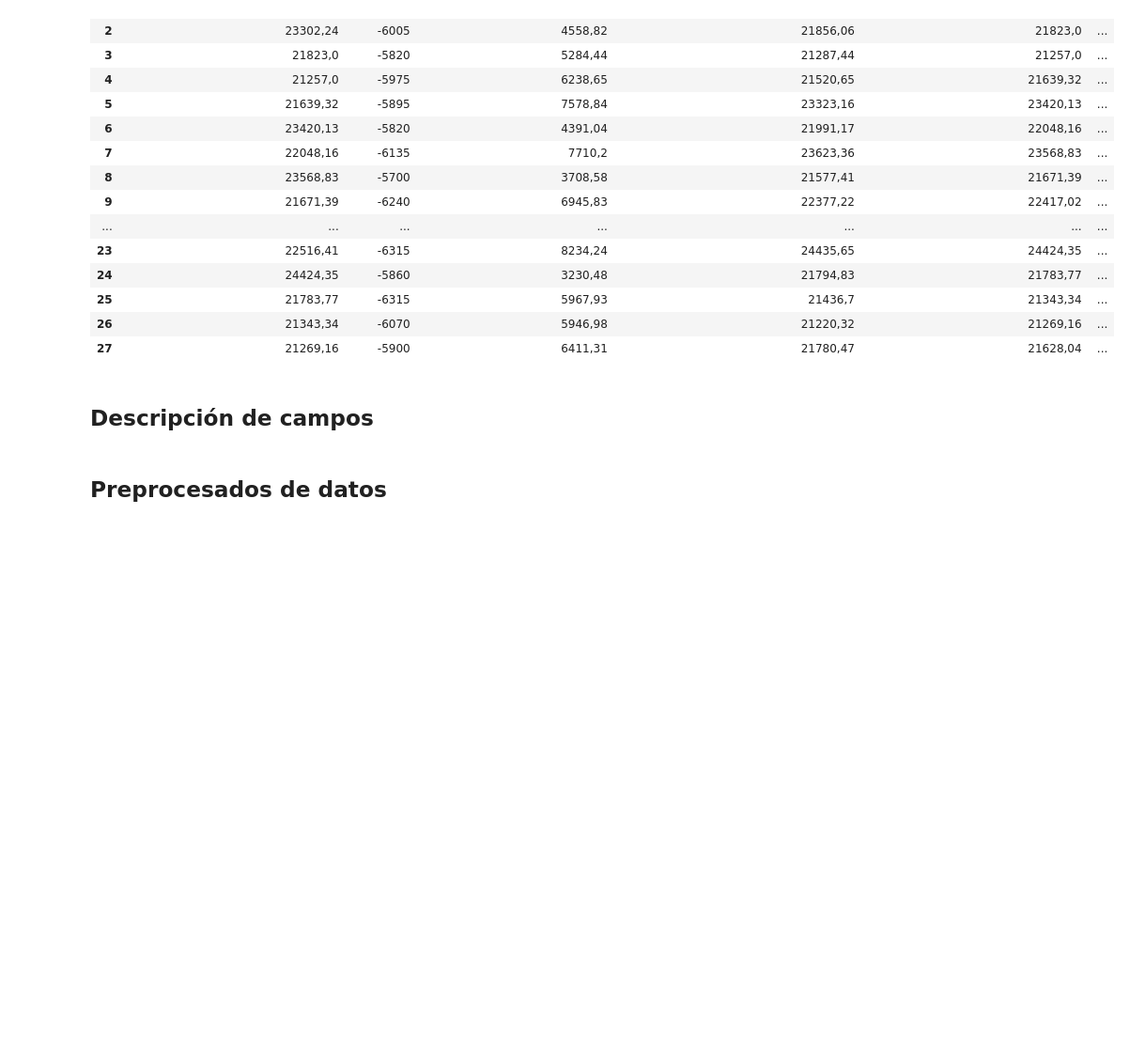
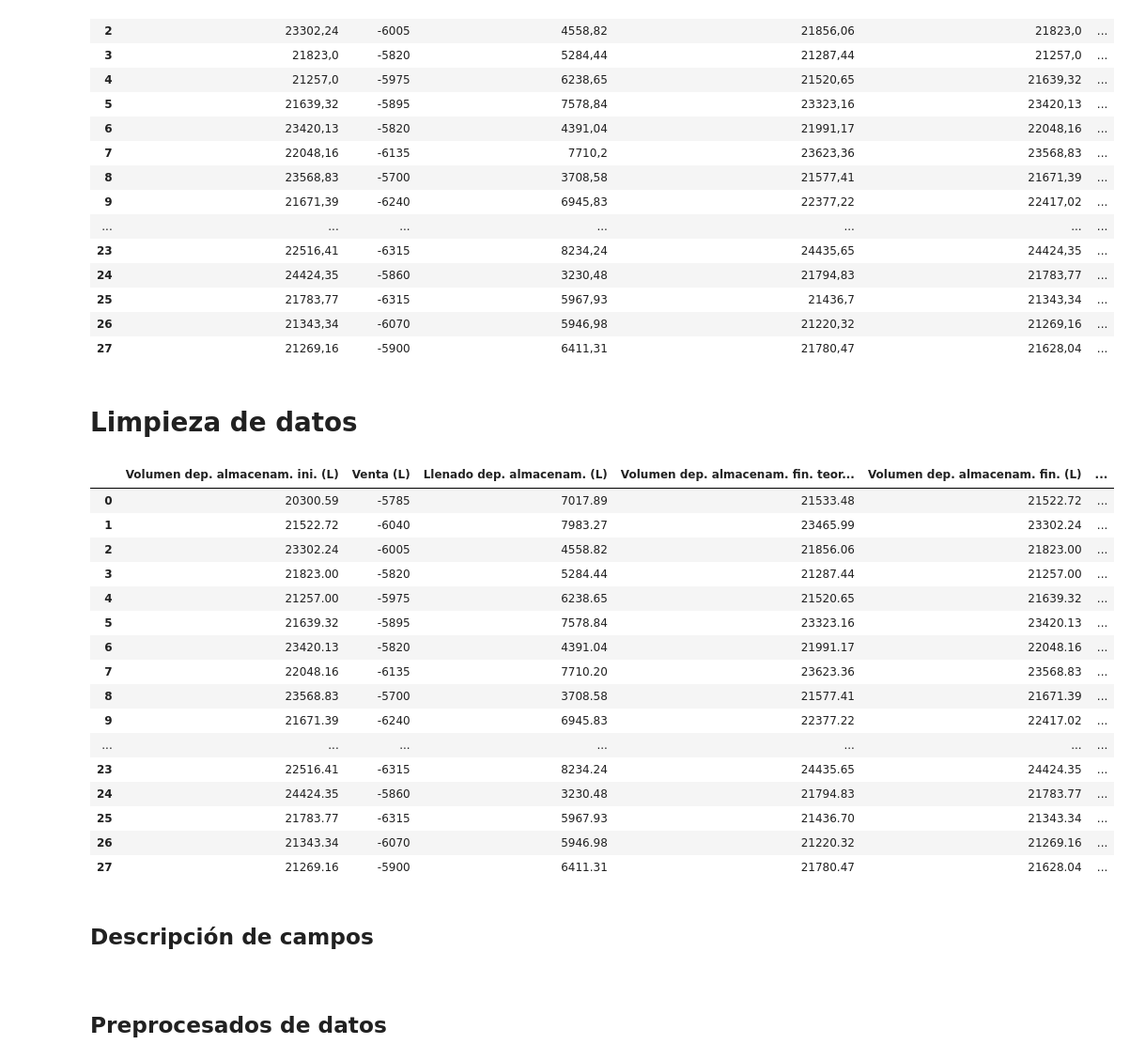
Before and after one commit to alu0101351773/TFM, a Jupyter notebook: src/project/main.ipynb, the cells around one changed output. Shown: that part at 94% size. Drawn from its saved outputs; the diff is of its cells as text; code cells hidden in the pictures; blank space fills up the shorter version.

```diff
--- a/src/project/main.ipynb
+++ b/src/project/main.ipynb
@@ -33,7 +33,45 @@ display(df)
 | 25 | 21783,77 | -6315 | 5967,93 | 21436,7 | 21343,34 | ... |
 | 26 | 21343,34 | -6070 | 5946,98 | 21220,32 | 21269,16 | ... |
 | 27 | 21269,16 | -5900 | 6411,31 | 21780,47 | 21628,04 | ... |
+# %% [markdown]
+# Limpieza de datos
+# %%
+bad_formatted_fields = [
+    'Volumen dep. almacenam. ini. (L)',
+    'Llenado dep. almacenam. (L)',
+    'Volumen dep. almacenam. fin. teor. (L)',
+    'Volumen dep. almacenam. fin. (L)',
+    'Variacion',
+    'Variacion Acum.',
+]
+
+for column in bad_formatted_fields:
+    df[column] = df[column].str.replace(',', '.')
+    df[column] = pd.to_numeric(df[column])
+
+
+display(df)
+# %% [output]
+|  | Volumen dep. almacenam. ini. (L) | Venta (L) | Llenado dep. almacenam. (L) | Volumen dep. almacenam. fin. teor... | Volumen dep. almacenam. fin. (L) | ... |
+| 0 | 20300.59 | -5785 | 7017.89 | 21533.48 | 21522.72 | ... |
+| 1 | 21522.72 | -6040 | 7983.27 | 23465.99 | 23302.24 | ... |
+| 2 | 23302.24 | -6005 | 4558.82 | 21856.06 | 21823.00 | ... |
+| 3 | 21823.00 | -5820 | 5284.44 | 21287.44 | 21257.00 | ... |
+| 4 | 21257.00 | -5975 | 6238.65 | 21520.65 | 21639.32 | ... |
+| 5 | 21639.32 | -5895 | 7578.84 | 23323.16 | 23420.13 | ... |
+| 6 | 23420.13 | -5820 | 4391.04 | 21991.17 | 22048.16 | ... |
+| 7 | 22048.16 | -6135 | 7710.20 | 23623.36 | 23568.83 | ... |
+| 8 | 23568.83 | -5700 | 3708.58 | 21577.41 | 21671.39 | ... |
+| 9 | 21671.39 | -6240 | 6945.83 | 22377.22 | 22417.02 | ... |
+| ... | ... | ... | ... | ... | ... | ... |
+| 23 | 22516.41 | -6315 | 8234.24 | 24435.65 | 24424.35 | ... |
+| 24 | 24424.35 | -5860 | 3230.48 | 21794.83 | 21783.77 | ... |
+| 25 | 21783.77 | -6315 | 5967.93 | 21436.70 | 21343.34 | ... |
+| 26 | 21343.34 | -6070 | 5946.98 | 21220.32 | 21269.16 | ... |
+| 27 | 21269.16 | -5900 | 6411.31 | 21780.47 | 21628.04 | ... |
 # %% [markdown]
 ## Descripción de campos
+# %% [markdown]
+<!-- TODO -->
 # %% [markdown]
 ## Preprocesados de datos
```
Also changed, not shown: parts of 6 cells of this notebook.
